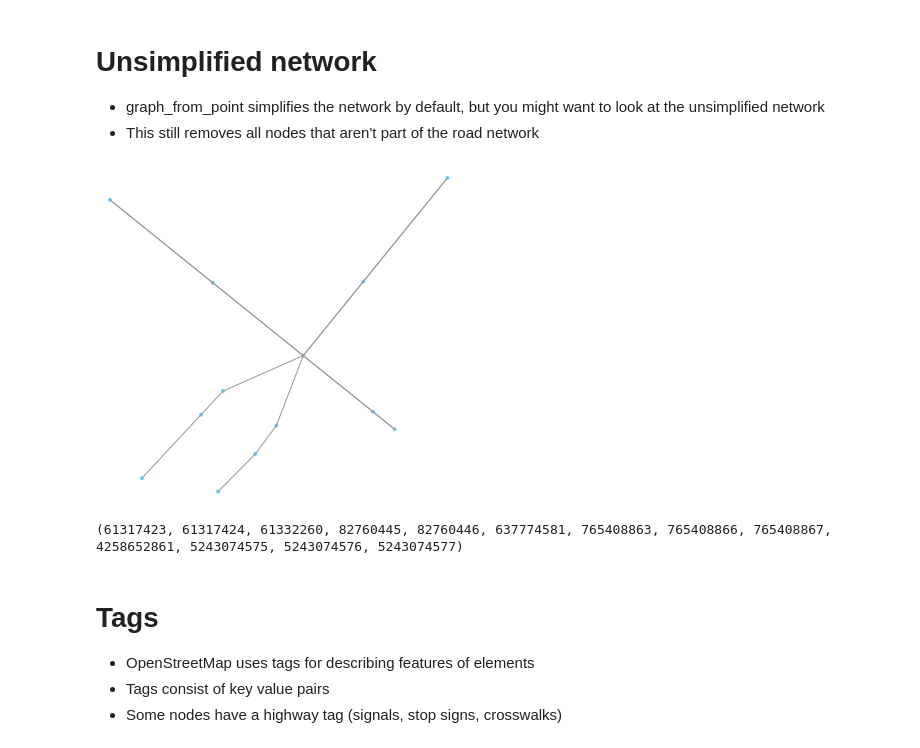
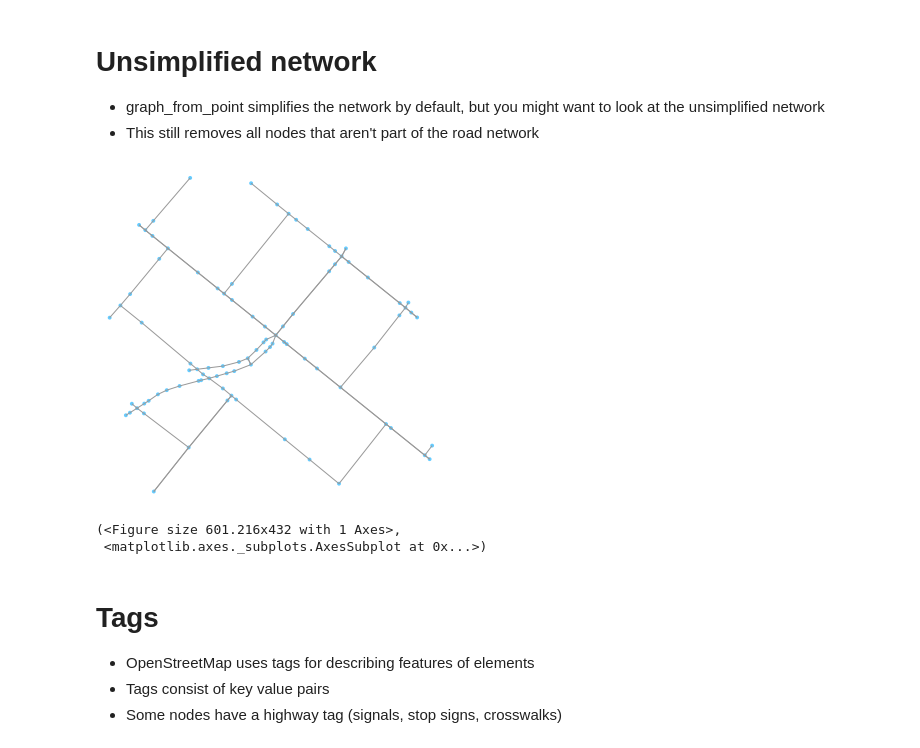
Before and after one commit to j-t-t/presentations, a Jupyter notebook: pydata-2019/pydata.ipynb, the cells around one changed output. Drawn from its saved outputs; the diff is of its cells as text; code cells hidden in the pictures.

```diff
--- a/pydata-2019/pydata.ipynb
+++ b/pydata-2019/pydata.ipynb
@@ -95,14 +95,12 @@ ox.save_graph_shapefile(G2)
 - graph_from_point simplifies the network by default, but you might want to look at the unsimplified network
 - This still removes all nodes that aren't part of the road network
 # %%
-G3 = ox.graph_from_point((42.365572, -71.104034), distance=25, network_type='drive', simplify=False)
+G3 = ox.graph_from_point((42.365572, -71.104034), distance=175, network_type='drive', simplify=False)
 ox.plot_graph(G3)
-
-nodes, data = zip(*G3.nodes(data=True))
-print(nodes)
 # %% [output]
-[figure, old version]
+[figure, new version]
-(61317423, 61317424, 61332260, 82760445, 82760446, 637774581, 765408863, 765408866, 765408867, 4258652861, 5243074575, 5243074576, 5243074577)
+(<Figure size 601.216x432 with 1 Axes>,
+ <matplotlib.axes._subplots.AxesSubplot at 0x...>)
 # %% [markdown]
 # Tags
 - OpenStreetMap uses tags for describing features of elements
```
Also changed, not shown: parts of 7 cells of this notebook.
